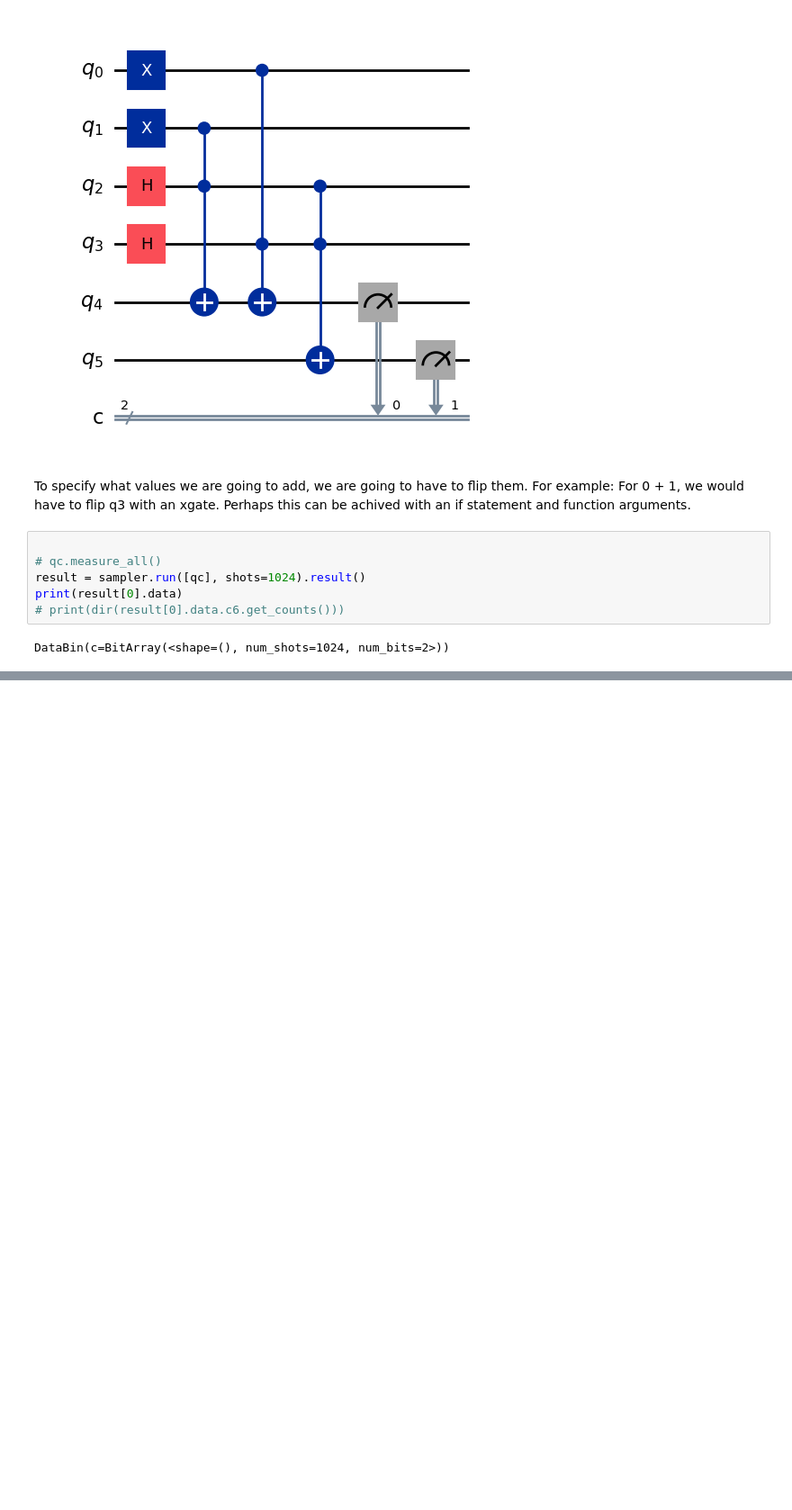
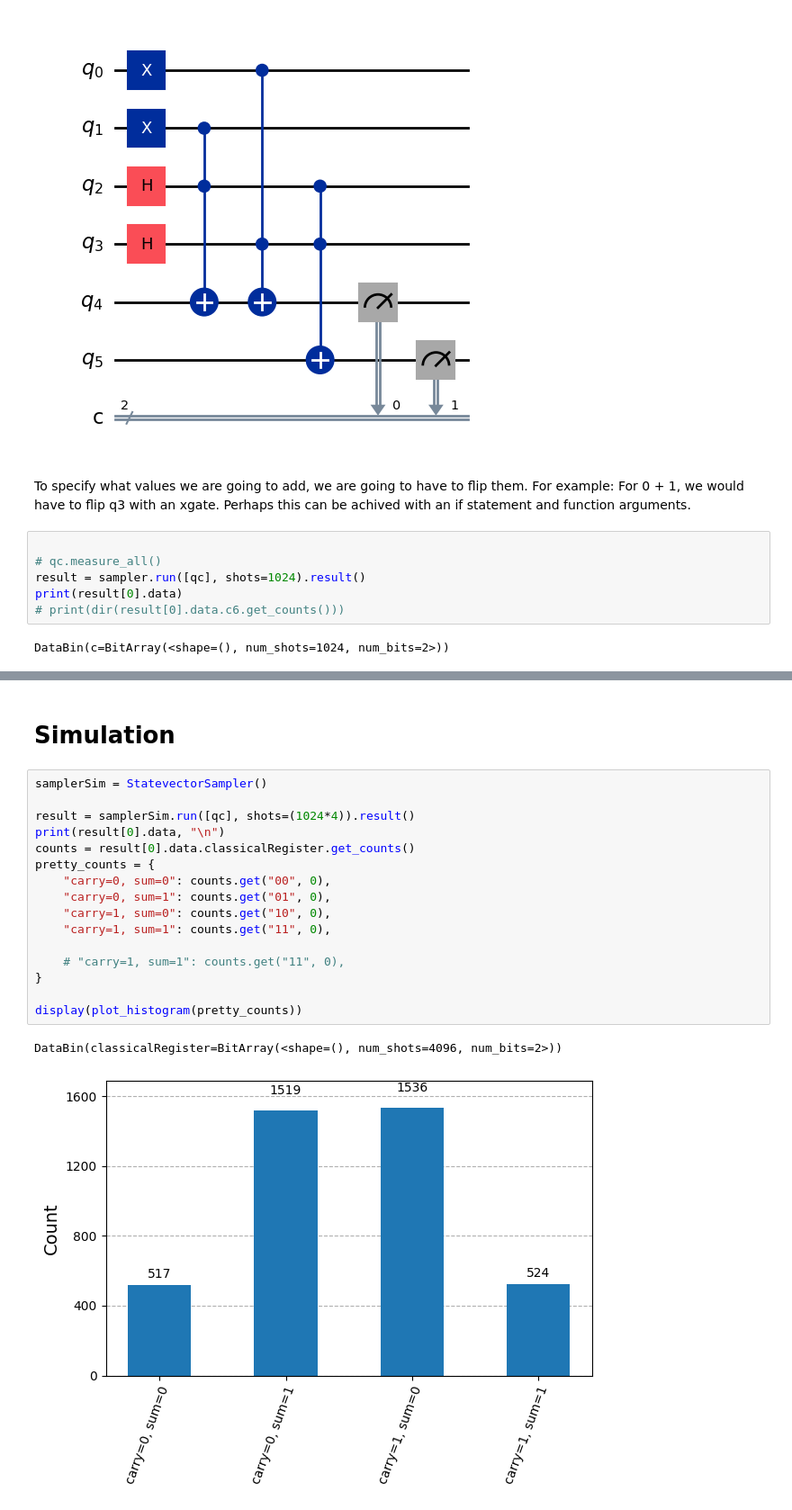
Before and after one commit to Chosen-Juan1/Quantum-computing-research, a Jupyter notebook: Quantum_Computing_Research_Tasks/Task_6_Arithmetic_Addition_Circuit.ipynb, the cells around one changed output, grey strips where cells are left out. Shown at 90% size. Saved outputs shown, nothing was run; the diff lists cells and outputs as text; blank space fills up the shorter version.

```diff
--- a/Quantum_Computing_Research_Tasks/Task_6_Arithmetic_Addition_Circuit.ipynb
+++ b/Quantum_Computing_Research_Tasks/Task_6_Arithmetic_Addition_Circuit.ipynb
@@ -222,0 +270,21 @@ plot_histogram(pretty_counts)
+# %% [markdown]
+# Simulation
+# %%
+samplerSim = StatevectorSampler()
+
+result = samplerSim.run([qc], shots=(1024*4)).result()
+print(result[0].data, "\n")
+counts = result[0].data.classicalRegister.get_counts()
+pretty_counts = {
+    "carry=0, sum=0": counts.get("00", 0),
+    "carry=0, sum=1": counts.get("01", 0),
+    "carry=1, sum=0": counts.get("10", 0),
+    "carry=1, sum=1": counts.get("11", 0),
+
+    # "carry=1, sum=1": counts.get("11", 0),
+}
+
+display(plot_histogram(pretty_counts))
+# %% [output]
+DataBin(classicalRegister=BitArray(<shape=(), num_shots=4096, num_bits=2>))
+[figure, added]
```
Also changed, not shown: parts of 22 cells of this notebook.
